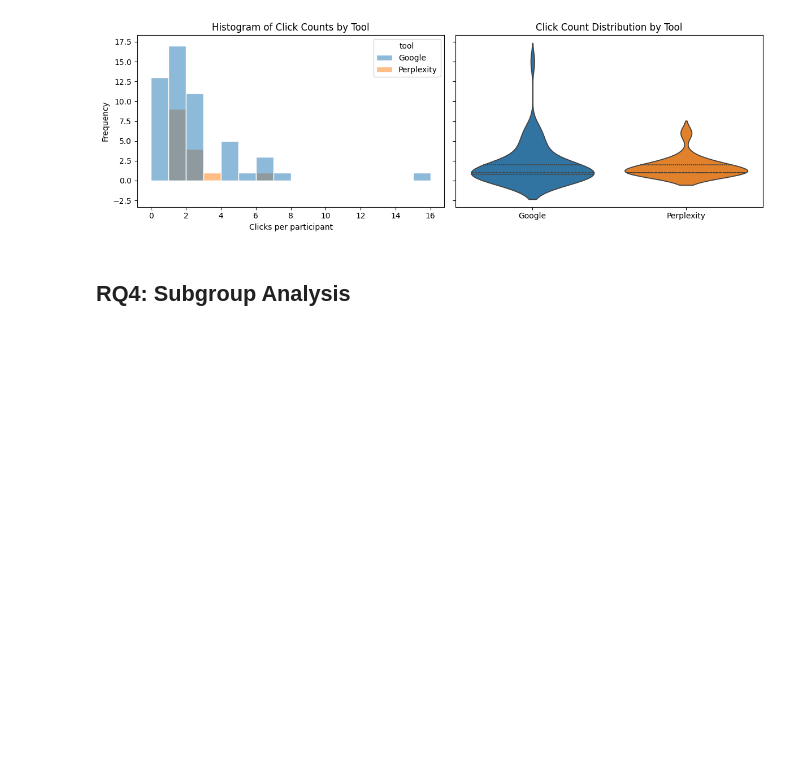
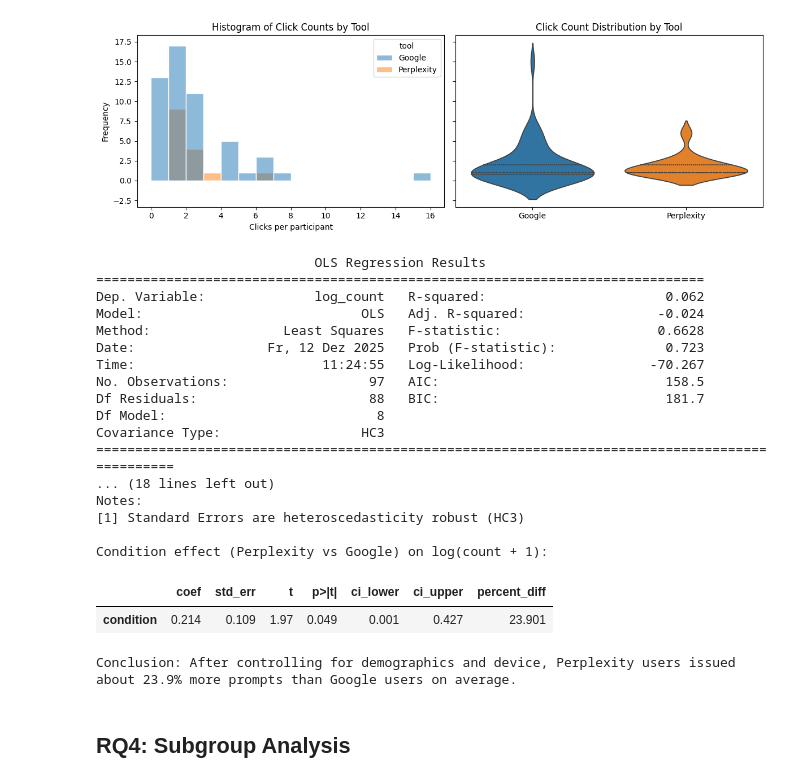
Before and after one commit to kaki1995/Advanced-Project-Study-TUM-GG-Istanbul, a Jupyter notebook: regression_analysis.ipynb, the cells around one changed output. Cells and saved outputs as stored; diff of their text form; code cells hidden in the pictures; blank space fills up the shorter version.

```diff
--- a/regression_analysis.ipynb
+++ b/regression_analysis.ipynb
@@ -1229,6 +1344,63 @@ Passing `palette` without assigning `hue` is deprecated and will be removed in v
 
   sns.violinplot(
 [figure]
+# %%
+# Number of queries/prompts regression with controls
+if "df_query_controls" not in globals():
+    raise NameError("df_query_controls is not defined. Run the preprocessing cell first.")
+
+query_controls_formula = (
+    query_controls_formula
+    if "query_controls_formula" in globals()
+    else "log_count ~ condition + C(age_group) + llm_familiarity + C(device_type)"
+)
+
+if df_query_controls["condition"].nunique() < 2:
+    raise ValueError("Need data from both tools to run the controlled query model.")
+
+query_controls_model = smf.ols(query_controls_formula, data=df_query_controls).fit(cov_type="HC3")
+print(query_controls_model.summary())
+
+percent_diff = (np.exp(query_controls_model.params["condition"]) - 1) * 100
+condition_ci = query_controls_model.conf_int().loc["condition"]
+condition_effect = pd.DataFrame(
+    {
+        "coef": [query_controls_model.params["condition"]],
+        "std_err": [query_controls_model.bse["condition"]],
+        "t": [query_controls_model.tvalues["condition"]],
+        "p>|t|": [query_controls_model.pvalues["condition"]],
+        "ci_lower": [condition_ci[0]],
+        "ci_upper": [condition_ci[1]],
+        "percent_diff": [percent_diff],
+    },
+    index=["condition"],
+)
+
+print("\nCondition effect (Perplexity vs Google) on log(count + 1):")
+display(condition_effect.round(3))
+
+print(f"\nConclusion: After controlling for demographics and device, Perplexity users issued about {percent_diff:.1f}% more prompts than Google users on average.")
+# %% [output]
+                            OLS Regression Results
+==============================================================================
+Dep. Variable:              log_count   R-squared:                       0.062
+Model:                            OLS   Adj. R-squared:                 -0.024
+Method:                 Least Squares   F-statistic:                    0.6628
+Date:                 Fr, 12 Dez 2025   Prob (F-statistic):              0.723
+Time:                        11:24:55   Log-Likelihood:                -70.267
+No. Observations:                  97   AIC:                             158.5
+Df Residuals:                      88   BIC:                             181.7
+Df Model:                           8
+Covariance Type:                  HC3
+================================================================================================
+... (18 lines left out)
+Notes:
+[1] Standard Errors are heteroscedasticity robust (HC3)
+
+Condition effect (Perplexity vs Google) on log(count + 1):
+|  | coef | std_err | t | p>|t| | ci_lower | ci_upper | percent_diff |
+| condition | 0.214 | 0.109 | 1.97 | 0.049 | 0.001 | 0.427 | 23.901 |
+Conclusion: After controlling for demographics and device, Perplexity users issued about 23.9% more prompts than Google users on average.
 # %% [markdown]
 ## RQ4: Subgroup Analysis
 # %% [markdown]
```
Also changed, not shown: parts of 25 cells of this notebook.
